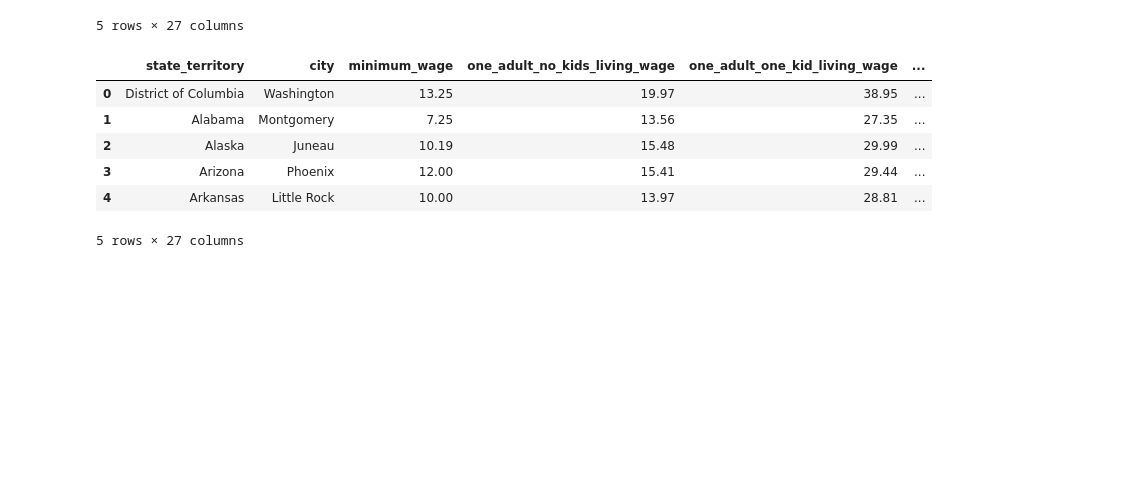
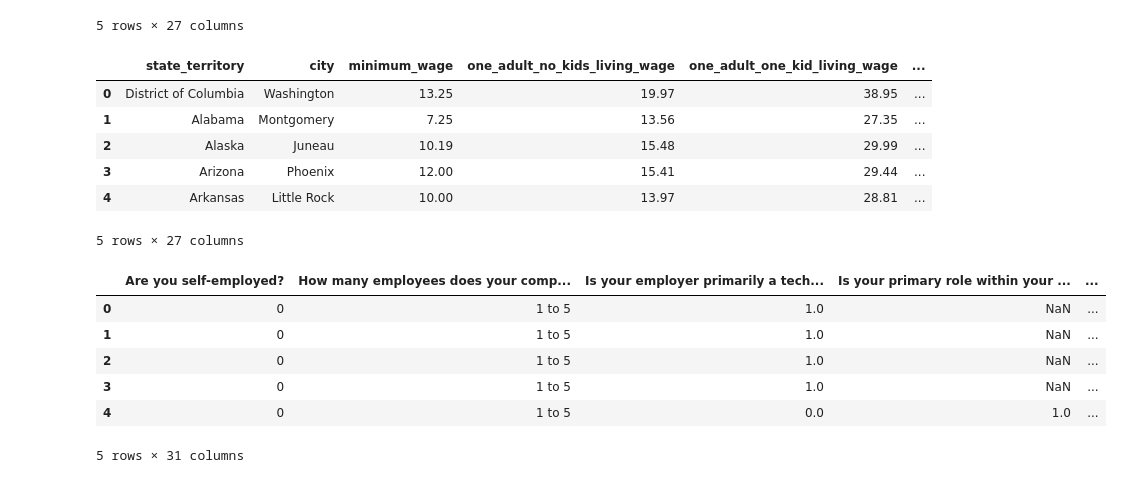
Before and after one commit to IT4063C-Fall22/final-project-AirPro, a Jupyter notebook: source.ipynb, the cells around one changed output. Saved outputs shown, nothing was run; the diff lists cells and outputs as text; code cells hidden in the pictures; blank space fills up the shorter version.

Commit message:
Added dataset

```diff
--- a/source.ipynb
+++ b/source.ipynb
@@ -85,3 +87,16 @@ df4.head()
 | 3 | Arizona | Phoenix | 12.00 | 15.41 | 29.44 | ... |
 | 4 | Arkansas | Little Rock | 10.00 | 13.97 | 28.81 | ... |
 5 rows × 27 columns
+# %%
+# Fifth Dataset: MentalHealthData.csv
+# Variable Term: df5
+df5 = pd.read_csv('data/MentalHealthData.csv')
+df5.head()
+# %% [output]
+|  | Are you self-employed? | How many employees does your comp... | Is your employer primarily a tech... | Is your primary role within your ... | ... |
+| 0 | 0 | 1 to 5 | 1.0 | NaN | ... |
+| 1 | 0 | 1 to 5 | 1.0 | NaN | ... |
+| 2 | 0 | 1 to 5 | 1.0 | NaN | ... |
+| 3 | 0 | 1 to 5 | 1.0 | NaN | ... |
+| 4 | 0 | 1 to 5 | 0.0 | 1.0 | ... |
+5 rows × 31 columns
```
Also changed, not shown: parts of 2 cells of this notebook.
